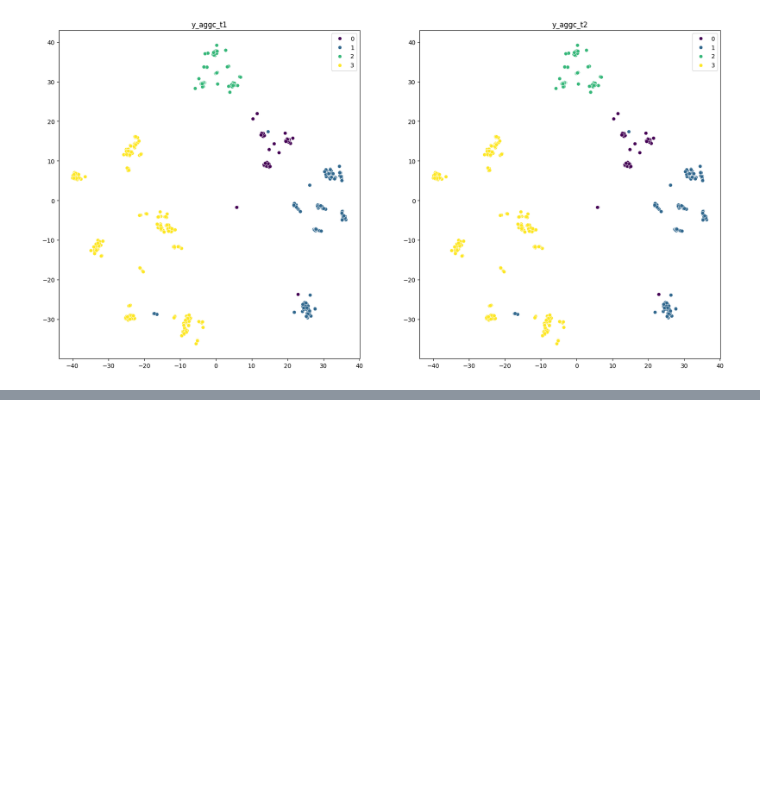
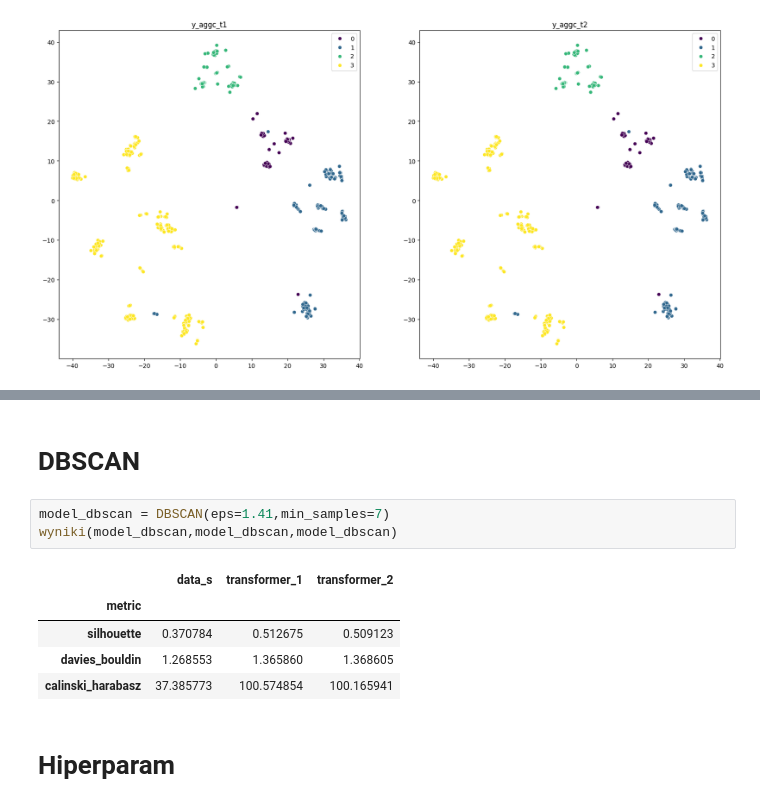
Before and after one commit to fantasy2fry/brand-laptops-clustering-ml, a Jupyter notebook: src/feature_engineering/Jan.ipynb, the cells around one changed output, grey strips where cells are left out. Drawn from its saved outputs; the diff is of its cells as text; blank space fills up the shorter version.

```diff
--- a/src/feature_engineering/Jan.ipynb
+++ b/src/feature_engineering/Jan.ipynb
@@ -912,0 +944,13 @@ See the caveats in the documentation: https://pandas.pydata.org/pandas-docs/stab
+# %% [markdown]
+# DBSCAN
+# %%
+model_dbscan = DBSCAN(eps=1.41,min_samples=7)
+wyniki(model_dbscan,model_dbscan,model_dbscan)
+# %% [output]
+|  | data_s | transformer_1 | transformer_2 |
+| metric |  |  |  |
+| silhouette | 0.370784 | 0.512675 | 0.509123 |
+| davies_bouldin | 1.268553 | 1.365860 | 1.368605 |
+| calinski_harabasz | 37.385773 | 100.574854 | 100.165941 |
+# %% [markdown]
+# Hiperparam
```
Also changed, not shown: parts of 18 cells of this notebook.
